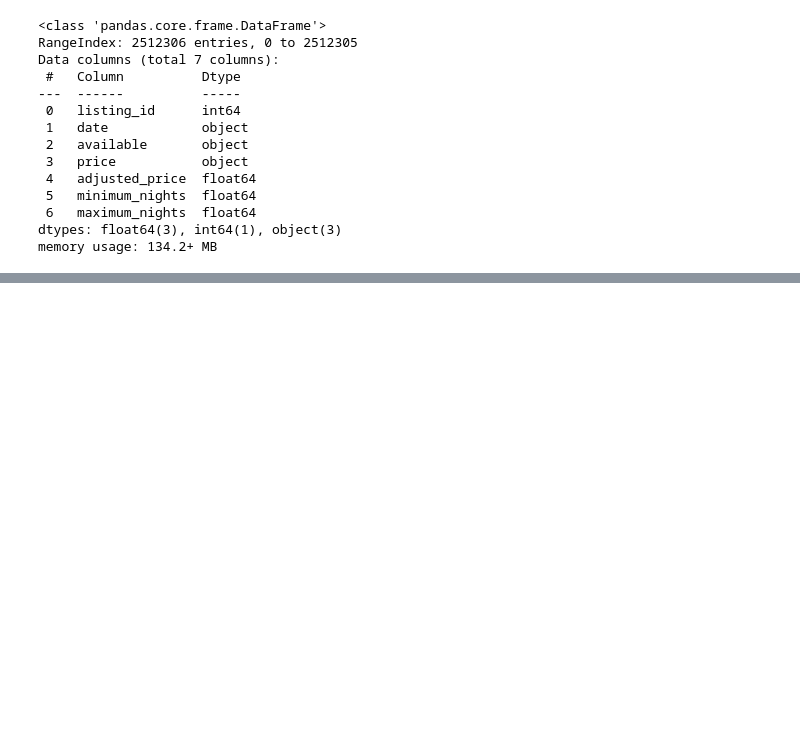
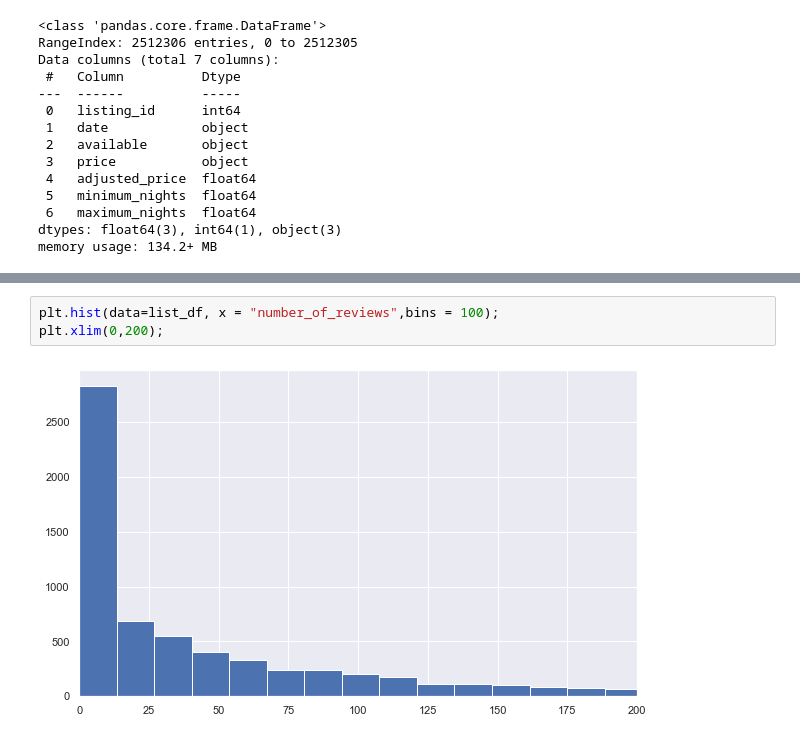
Before and after one commit to demccusker/AirBnB_analysis, a Jupyter notebook: AirBnB_Analysis.ipynb, the cells around one changed output, grey strips where cells are left out. Cells and saved outputs as stored; diff of their text form; blank space fills up the shorter version.

```diff
--- a/AirBnB_Analysis.ipynb
+++ b/AirBnB_Analysis.ipynb
@@ -86,0 +103,5 @@ memory usage: 134.2+ MB
+# %%
+plt.hist(data=list_df, x = "number_of_reviews",bins = 100);
+plt.xlim(0,200);
+# %% [output]
+[figure, added]
```
Also changed, not shown: parts of 13 cells of this notebook.
